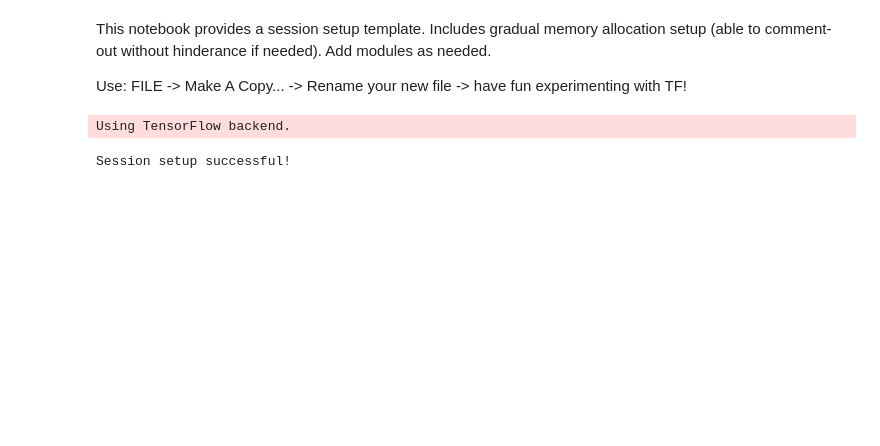
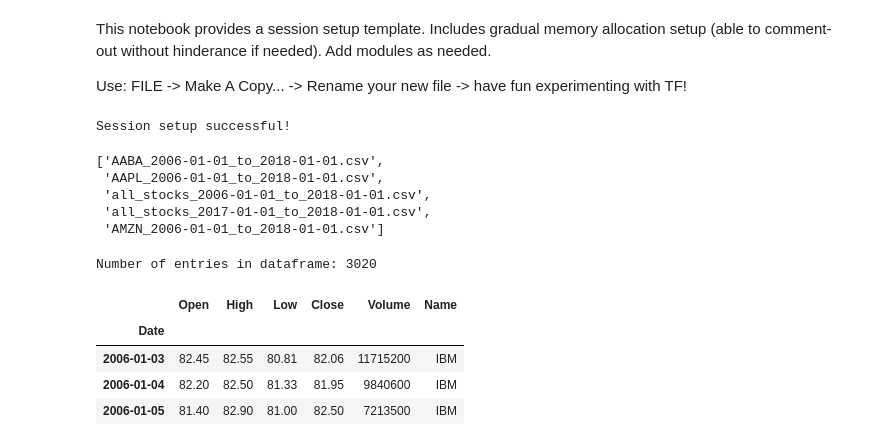
Before and after one commit to Killian604/learnKeras, a Jupyter notebook: notebooks/Aaron_RNNs.ipynb, the cells around one changed output. Cells and saved outputs as stored; diff of their text form; code cells hidden in the pictures; blank space fills up the shorter version.

```diff
--- a/notebooks/Aaron_RNNs.ipynb
+++ b/notebooks/Aaron_RNNs.ipynb
@@ -6,6 +6,10 @@ Add modules as needed.
 Use: FILE -> Make A Copy... -> Rename your new file -> have fun experimenting with TF!
 # %%
 try:
+    # Aarons additions
+    import matplotlib.pyplot as plt
+    from sklearn.preprocessing import MinMaxScaler
+    plt.style.use('fivethirtyeight')
     # Import modules
     from keras.backend import tensorflow_backend as tb
     from sklearn.model_selection import train_test_split
@@ -32,5 +36,4 @@ except Exception as e:
     print('Session setup failed:')
     raise e
 # %% [output]
-Using TensorFlow backend.
+Session setup successful!
-Session setup successful!
@@ -36,0 +63,21 @@ Session setup successful!
+# %%
+stock_data_path = '../data/stock-time-series-20050101-to-20171231/'
+os.listdir(stock_data_path)[:5]
+# %% [output]
+['AABA_2006-01-01_to_2018-01-01.csv',
+ 'AAPL_2006-01-01_to_2018-01-01.csv',
+ 'all_stocks_2006-01-01_to_2018-01-01.csv',
+ 'all_stocks_2017-01-01_to_2018-01-01.csv',
+ 'AMZN_2006-01-01_to_2018-01-01.csv']
+# %%
+# First, we get the data
+dataset = pd.read_csv(stock_data_path + 'IBM_2006-01-01_to_2018-01-01.csv', index_col='Date', parse_dates=['Date'])
+print("Number of entries in dataframe:", len(dataset))
+dataset.head(3)
+# %% [output]
+Number of entries in dataframe: 3020
+|  | Open | High | Low | Close | Volume | Name |
+| Date |  |  |  |  |  |  |
+| 2006-01-03 | 82.45 | 82.55 | 80.81 | 82.06 | 11715200 | IBM |
+| 2006-01-04 | 82.20 | 82.50 | 81.33 | 81.95 | 9840600 | IBM |
+| 2006-01-05 | 81.40 | 82.90 | 81.00 | 82.50 | 7213500 | IBM |
```
Also changed, not shown: parts of 5 cells of this notebook, 1 other file.
